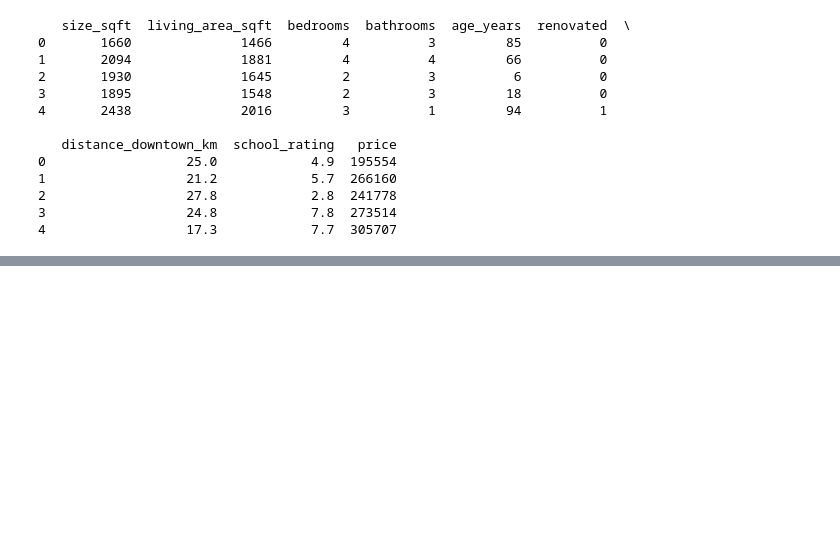
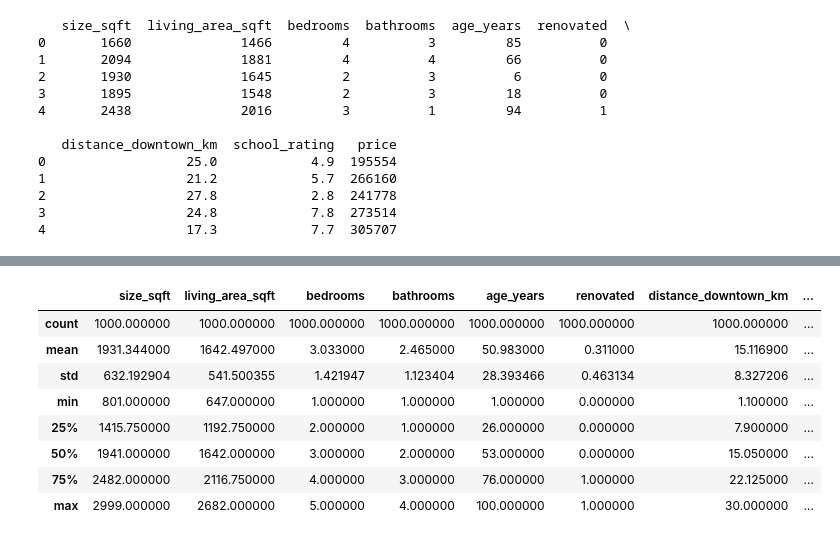
Before and after one commit to nikhilkudavemnh/classic-ML, a Jupyter notebook: classicMl/linear_regression.ipynb, the cells around one changed output, grey strips where cells are left out. Cells and saved outputs as stored; diff of their text form; code cells hidden in the pictures; blank space fills up the shorter version.

```diff
--- a/classicMl/linear_regression.ipynb
+++ b/classicMl/linear_regression.ipynb
@@ -281,0 +291,12 @@ print(df.head())
+# %%
+df.describe()
+# %% [output]
+|  | size_sqft | living_area_sqft | bedrooms | bathrooms | age_years | renovated | distance_downtown_km | ... |
+| count | 1000.000000 | 1000.000000 | 1000.000000 | 1000.000000 | 1000.000000 | 1000.000000 | 1000.000000 | ... |
+| mean | 1931.344000 | 1642.497000 | 3.033000 | 2.465000 | 50.983000 | 0.311000 | 15.116900 | ... |
+| std | 632.192904 | 541.500355 | 1.421947 | 1.123404 | 28.393466 | 0.463134 | 8.327206 | ... |
+| min | 801.000000 | 647.000000 | 1.000000 | 1.000000 | 1.000000 | 0.000000 | 1.100000 | ... |
+| 25% | 1415.750000 | 1192.750000 | 2.000000 | 1.000000 | 26.000000 | 0.000000 | 7.900000 | ... |
+| 50% | 1941.000000 | 1642.000000 | 3.000000 | 2.000000 | 53.000000 | 0.000000 | 15.050000 | ... |
+| 75% | 2482.000000 | 2116.750000 | 4.000000 | 3.000000 | 76.000000 | 1.000000 | 22.125000 | ... |
+| max | 2999.000000 | 2682.000000 | 5.000000 | 4.000000 | 100.000000 | 1.000000 | 30.000000 | ... |
```
Also changed, not shown: parts of 5 cells of this notebook.
